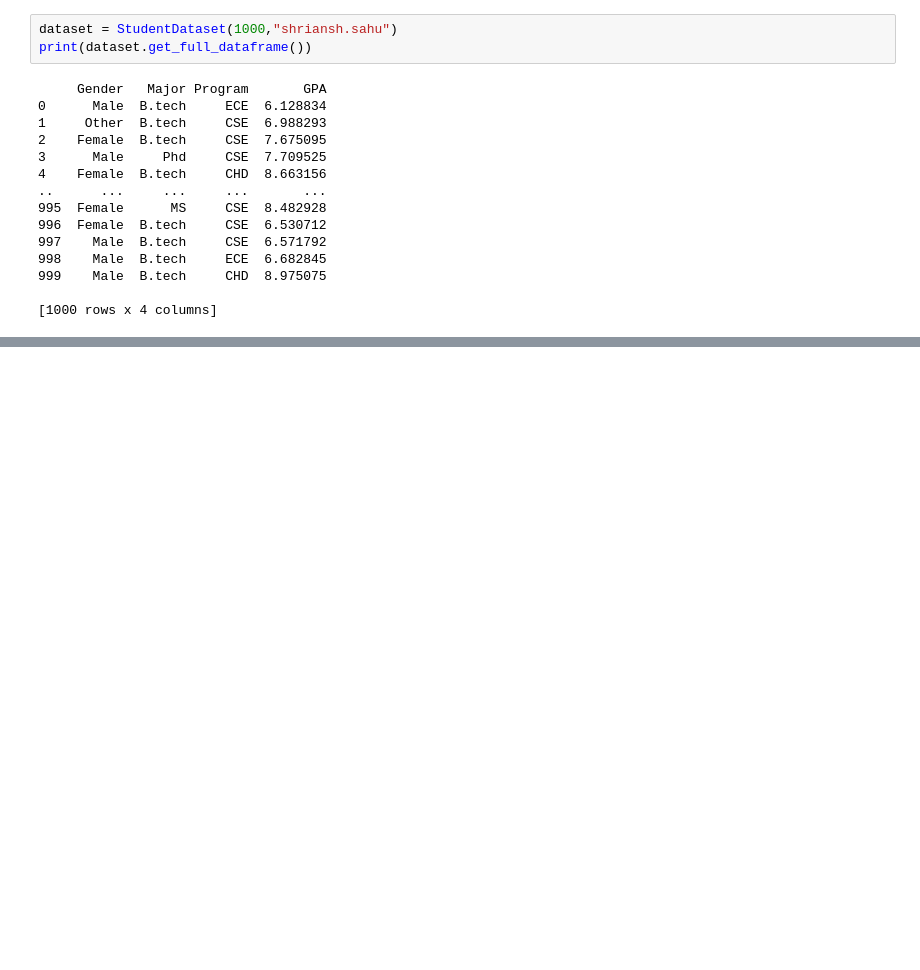
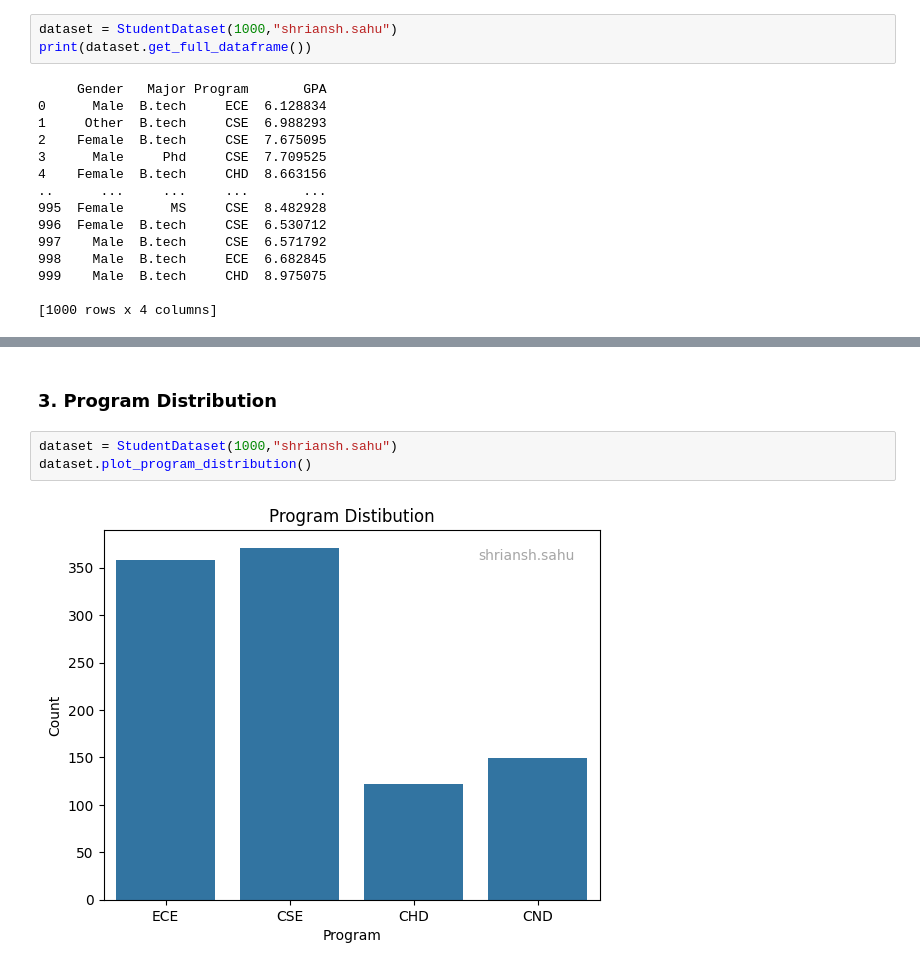
Before and after one commit to Shriansh8584/student-dataset-assignment, a Jupyter notebook: JupyterNotebook.ipynb, the cells around one changed output, grey strips where cells are left out. Cells and saved outputs as stored; diff of their text form; blank space fills up the shorter version.

```diff
--- a/JupyterNotebook.ipynb
+++ b/JupyterNotebook.ipynb
@@ -117,0 +232,7 @@ print(dataset.get_full_dataframe())
+# %% [markdown]
+### 3. Program Distribution
+# %%
+dataset = StudentDataset(1000,"shriansh.sahu")
+dataset.plot_program_distribution()
+# %% [output]
+[figure, added]
```
Also changed, not shown: parts of 21 cells of this notebook.
